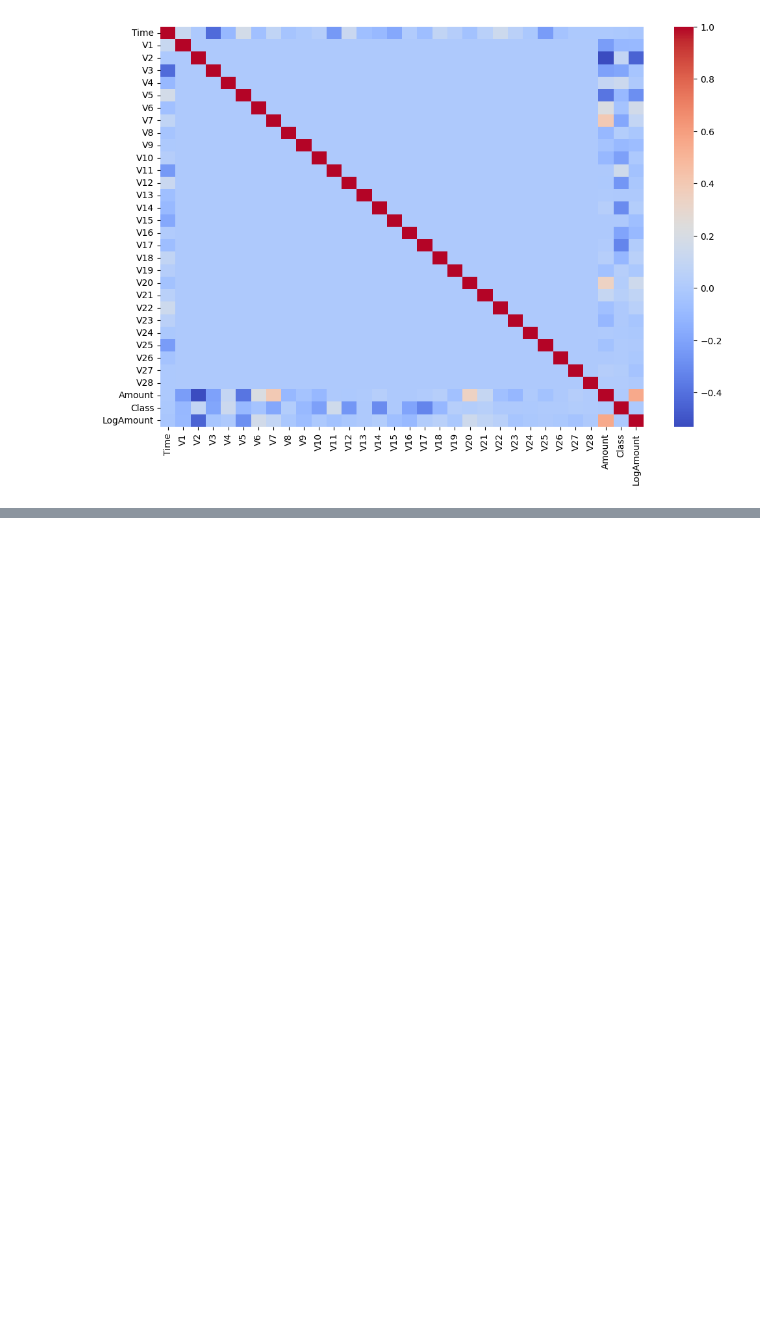
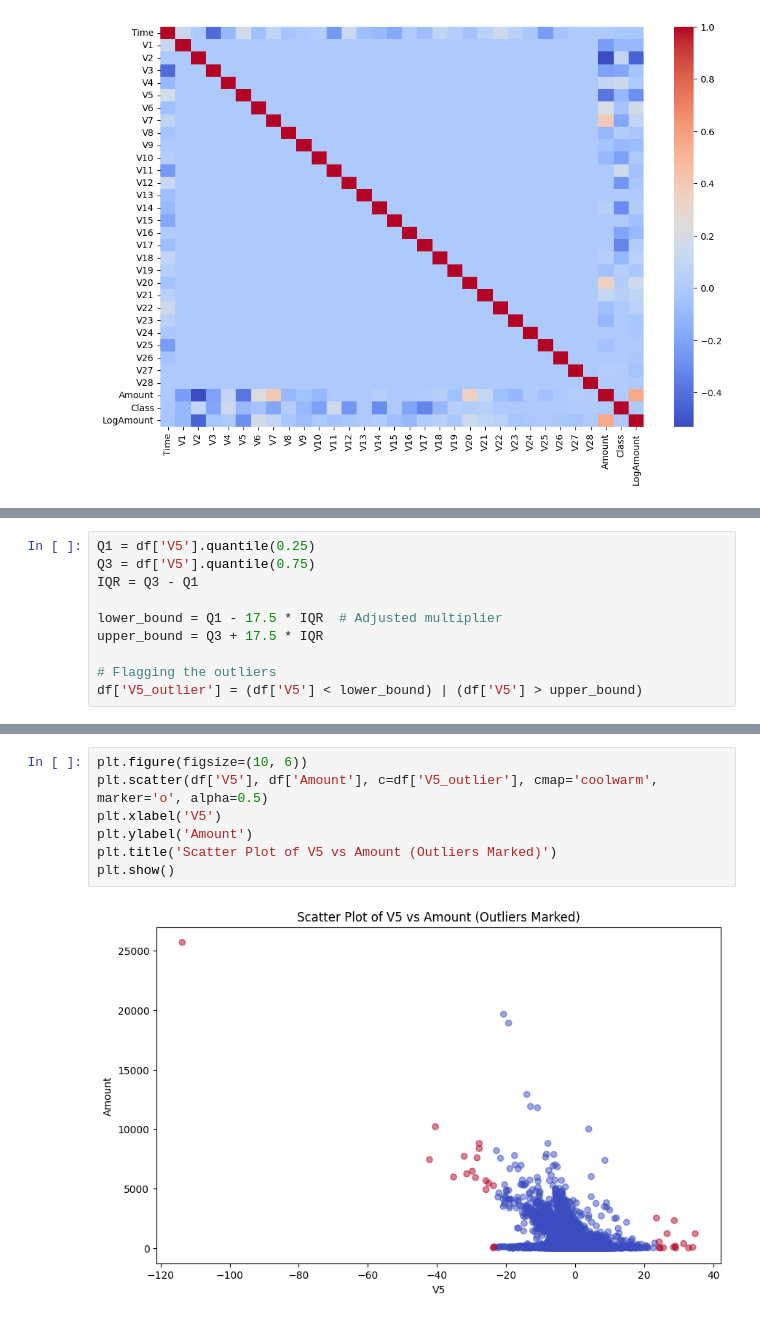
Before and after one commit to AmrutaKoshe/Real_Time_Fraud_Detection, a Jupyter notebook: notebooks/credit_card_fraud.ipynb, the cells around one changed output, grey strips where cells are left out. Saved outputs shown, nothing was run; the diff lists cells and outputs as text; blank space fills up the shorter version.

```diff
--- a/notebooks/credit_card_fraud.ipynb
+++ b/notebooks/credit_card_fraud.ipynb
@@ -184,0 +293,10 @@ sns.heatmap(corr, cmap='coolwarm', annot=False)
+# %%
+Q1 = df['V5'].quantile(0.25)
+Q3 = df['V5'].quantile(0.75)
+IQR = Q3 - Q1
+
+lower_bound = Q1 - 17.5 * IQR  # Adjusted multiplier
+upper_bound = Q3 + 17.5 * IQR
+
+# Flagging the outliers
+df['V5_outlier'] = (df['V5'] < lower_bound) | (df['V5'] > upper_bound)
@@ -184,0 +312,9 @@ sns.heatmap(corr, cmap='coolwarm', annot=False)
+# %%
+plt.figure(figsize=(10, 6))
+plt.scatter(df['V5'], df['Amount'], c=df['V5_outlier'], cmap='coolwarm', marker='o', alpha=0.5)
+plt.xlabel('V5')
+plt.ylabel('Amount')
+plt.title('Scatter Plot of V5 vs Amount (Outliers Marked)')
+plt.show()
+# %% [output]
+[figure, added]
```
Also changed, not shown: parts of 20 cells of this notebook.
